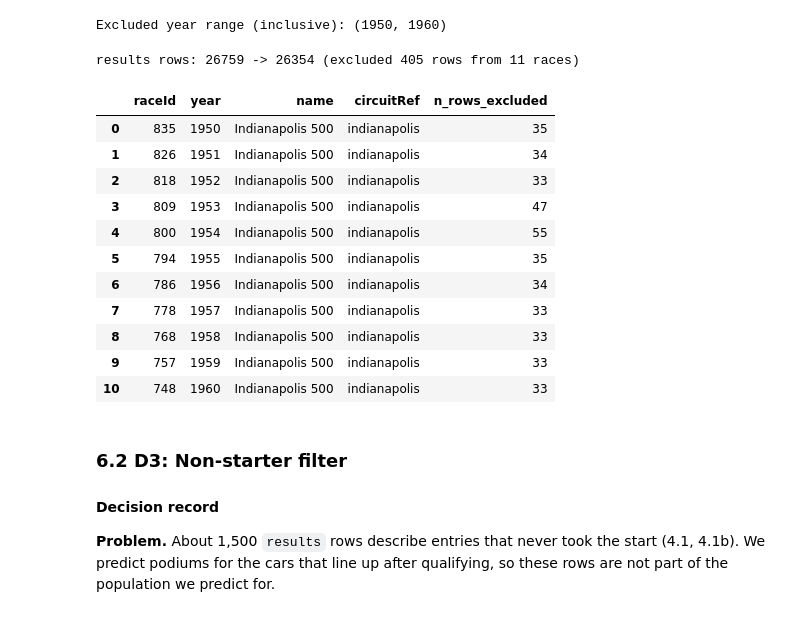
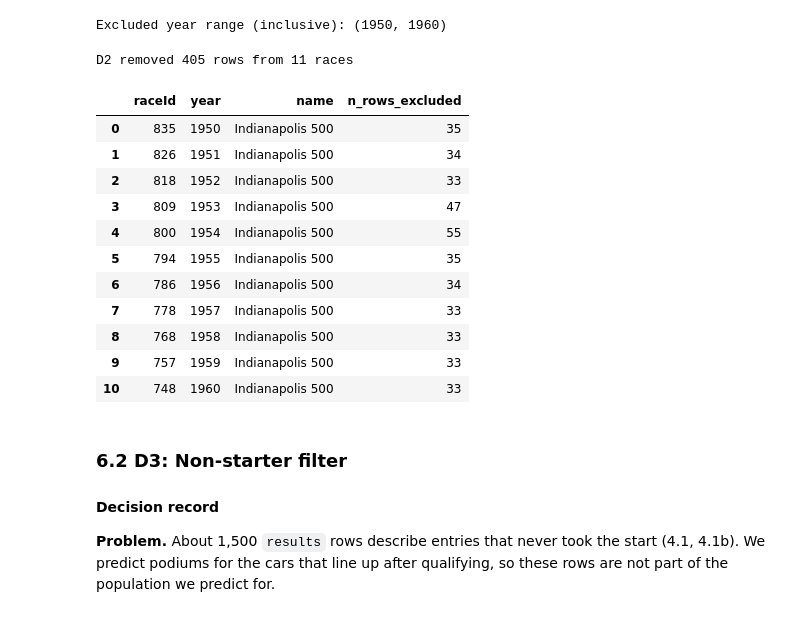
Before and after one commit to YShimy/f1-podium, a Jupyter notebook: notebooks/milestone1.ipynb, the cells around one changed output. Cells and saved outputs as stored; diff of their text form; code cells hidden in the pictures.

```diff
--- a/notebooks/milestone1.ipynb
+++ b/notebooks/milestone1.ipynb
@@ -808,0 +815,9 @@ Cleaning steps implement the decisions recorded below. Each step is a pure funct
+# %%
+results_clean, clean_log = clean_results(results, races, tables["circuits"], tables["status"])
+
+print(f"results rows: {len(results)} -> {len(results_clean)} (removed {len(clean_log)})")
+display(clean_log["step"].value_counts().rename_axis("step").to_frame("rows_removed"))
+
+def log_rows(step: str) -> pd.DataFrame:
+    """Rows of the combined log removed by one step."""
+    return clean_log[clean_log["step"] == step]
@@ -855,29 +877,33 @@ print("Excluded year range (inclusive):", INDY500_YEARS)
 | United States Grand Prix | 2000 | 2007 | 8 |
 Excluded year range (inclusive): (1950, 1960)
 # %%
-results_no_indy, indy_log = exclude_indy500(results, races, tables["circuits"])
+indy_rows = log_rows(CLEAN_STEP_INDY500)
+indy_log = (
+    indy_rows.groupby(["raceId", "year"]).size().rename("n_rows_excluded").reset_index()
+    .merge(races[["raceId", "name"]], on="raceId", how="left", validate="one_to_one")
+    .sort_values("year", ignore_index=True)
+)
 
 named_indy500 = set(races.loc[races["name"] == "Indianapolis 500", "raceId"])
 assert set(indy_log["raceId"]) == named_indy500, "selection != races named 'Indianapolis 500'"
-assert len(results_no_indy) == len(results) - indy_log["n_rows_excluded"].sum(), "row count mismatch"
+assert len(indy_rows) == results["raceId"].isin(named_indy500).sum(), "not every Indy 500 row was removed"
 
-print(f"results rows: {len(results)} -> {len(results_no_indy)} "
-      f"(excluded {indy_log['n_rows_excluded'].sum()} rows from {len(indy_log)} races)")
-display(indy_log)
+print(f"D2 removed {len(indy_rows)} rows from {len(indy_log)} races")
+display(indy_log[["raceId", "year", "name", "n_rows_excluded"]])
 # %% [output]
-results rows: 26759 -> 26354 (excluded 405 rows from 11 races)
+D2 removed 405 rows from 11 races
-|  | raceId | year | name | circuitRef | n_rows_excluded |
-| 0 | 835 | 1950 | Indianapolis 500 | indianapolis | 35 |
-| 1 | 826 | 1951 | Indianapolis 500 | indianapolis | 34 |
-| 2 | 818 | 1952 | Indianapolis 500 | indianapolis | 33 |
-| 3 | 809 | 1953 | Indianapolis 500 | indianapolis | 47 |
-| 4 | 800 | 1954 | Indianapolis 500 | indianapolis | 55 |
-| 5 | 794 | 1955 | Indianapolis 500 | indianapolis | 35 |
-| 6 | 786 | 1956 | Indianapolis 500 | indianapolis | 34 |
-| 7 | 778 | 1957 | Indianapolis 500 | indianapolis | 33 |
-| 8 | 768 | 1958 | Indianapolis 500 | indianapolis | 33 |
-| 9 | 757 | 1959 | Indianapolis 500 | indianapolis | 33 |
-| 10 | 748 | 1960 | Indianapolis 500 | indianapolis | 33 |
+|  | raceId | year | name | n_rows_excluded |
+| 0 | 835 | 1950 | Indianapolis 500 | 35 |
+| 1 | 826 | 1951 | Indianapolis 500 | 34 |
+| 2 | 818 | 1952 | Indianapolis 500 | 33 |
+| 3 | 809 | 1953 | Indianapolis 500 | 47 |
+| 4 | 800 | 1954 | Indianapolis 500 | 55 |
+| 5 | 794 | 1955 | Indianapolis 500 | 35 |
+| 6 | 786 | 1956 | Indianapolis 500 | 34 |
+| 7 | 778 | 1957 | Indianapolis 500 | 33 |
+| 8 | 768 | 1958 | Indianapolis 500 | 33 |
+| 9 | 757 | 1959 | Indianapolis 500 | 33 |
+| 10 | 748 | 1960 | Indianapolis 500 | 33 |
 # %% [markdown]
 ### 6.2 D3: Non-starter filter
 
```
Also changed, not shown: parts of 15 cells of this notebook, 1 other file.
